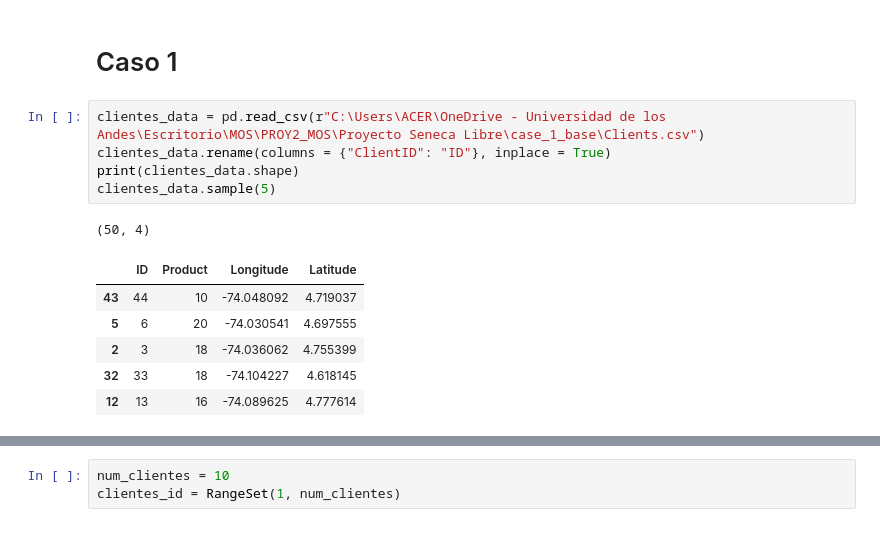
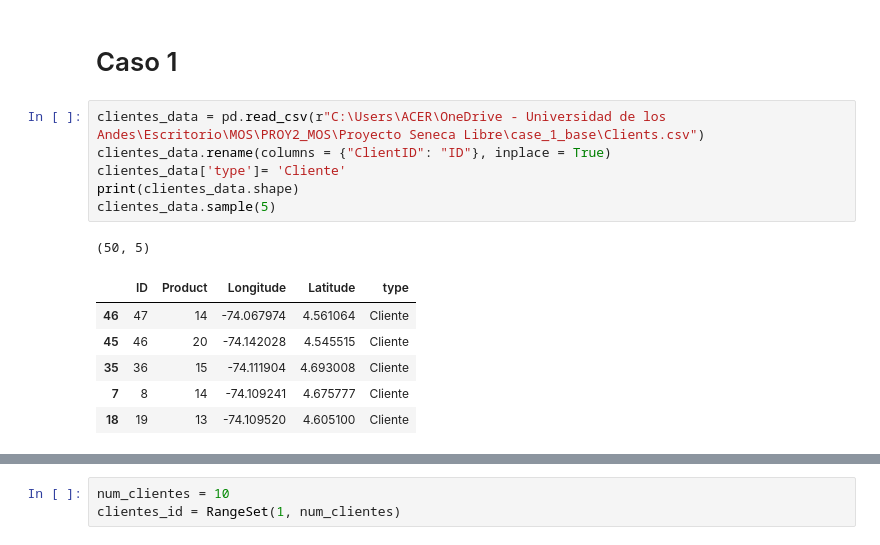
Before and after one commit to Pipeperez1305/PROY2_MOS, a Jupyter notebook: Proyecto Seneca Libre/MOS-Proyecto2.ipynb, the cells around one changed output, grey strips where cells are left out. Saved outputs shown, nothing was run; the diff lists cells and outputs as text.

```diff
--- a/Proyecto Seneca Libre/MOS-Proyecto2.ipynb
+++ b/Proyecto Seneca Libre/MOS-Proyecto2.ipynb
@@ -17,13 +18,14 @@ import requests
 # %%
 clientes_data = pd.read_csv(r"C:\Users\ACER\OneDrive - Universidad de los Andes\Escritorio\MOS\PROY2_MOS\Proyecto Seneca Libre\case_1_base\Clients.csv")
 clientes_data.rename(columns = {"ClientID": "ID"}, inplace = True)
+clientes_data['type']= 'Cliente'
 print(clientes_data.shape)
 clientes_data.sample(5)
 # %% [output]
-(50, 4)
+(50, 5)
-|  | ID | Product | Longitude | Latitude |
-| 43 | 44 | 10 | -74.048092 | 4.719037 |
-| 5 | 6 | 20 | -74.030541 | 4.697555 |
-| 2 | 3 | 18 | -74.036062 | 4.755399 |
-| 32 | 33 | 18 | -74.104227 | 4.618145 |
-| 12 | 13 | 16 | -74.089625 | 4.777614 |
+|  | ID | Product | Longitude | Latitude | type |
+| 46 | 47 | 14 | -74.067974 | 4.561064 | Cliente |
+| 45 | 46 | 20 | -74.142028 | 4.545515 | Cliente |
+| 35 | 36 | 15 | -74.111904 | 4.693008 | Cliente |
+| 7 | 8 | 14 | -74.109241 | 4.675777 | Cliente |
+| 18 | 19 | 13 | -74.109520 | 4.605100 | Cliente |
```
Also changed, not shown: parts of 22 cells of this notebook, 43 other files.
